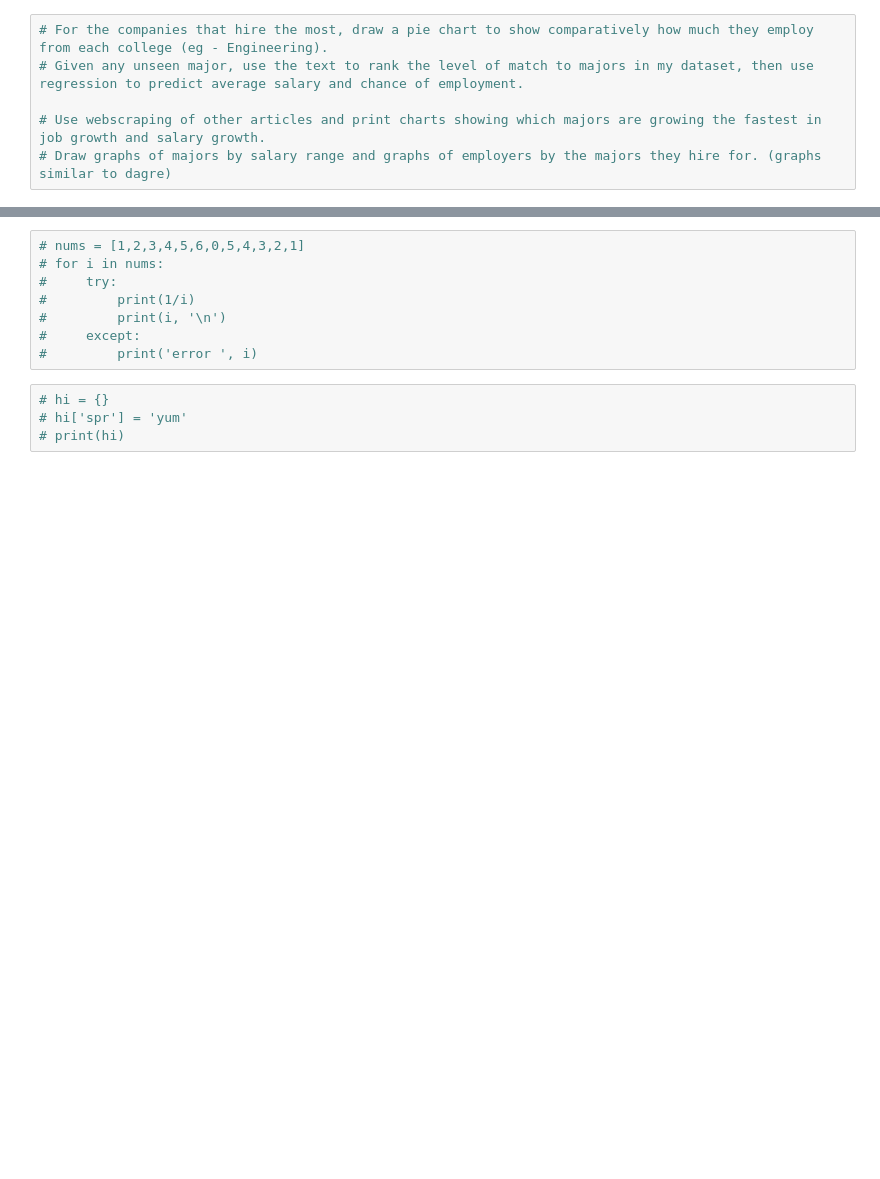
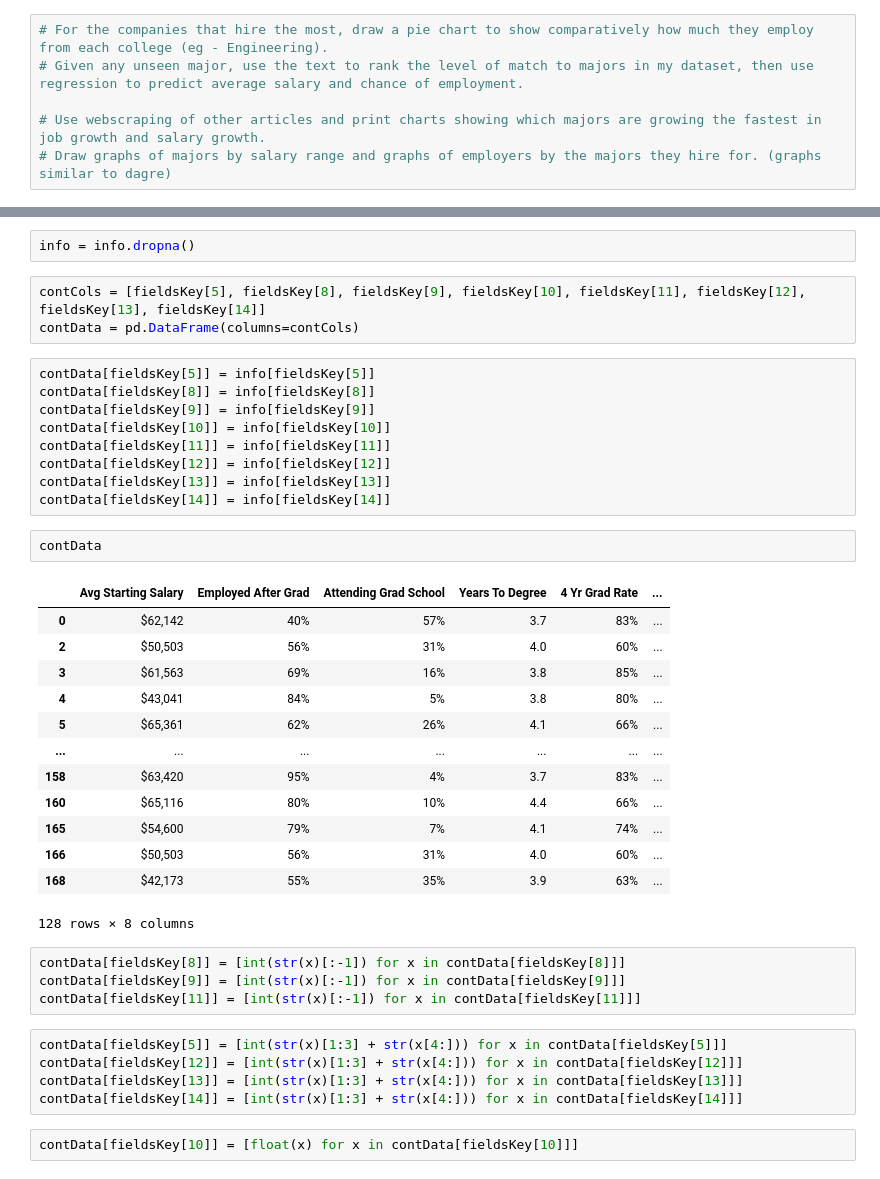
Before and after one commit to YashSukhwani/UIUC-Majors-Analysis, a Jupyter notebook: Job Info.ipynb, the cells around one changed output, grey strips where cells are left out. Drawn from its saved outputs; the diff is of its cells as text; blank space fills up the shorter version.

```diff
--- a/Job Info.ipynb
+++ b/Job Info.ipynb
@@ -341,12 +136,41 @@ info[0:8]
-# %%
-# nums = [1,2,3,4,5,6,0,5,4,3,2,1]
-# for i in nums:
-#     try:
-#         print(1/i)
-#         print(i, '\n')
-#     except:
-#         print('error ', i)
-# %%
-# hi = {}
-# hi['spr'] = 'yum'
-# print(hi)
+# %%
+info = info.dropna()
+# %%
+contCols = [fieldsKey[5], fieldsKey[8], fieldsKey[9], fieldsKey[10], fieldsKey[11], fieldsKey[12], fieldsKey[13], fieldsKey[14]]
+contData = pd.DataFrame(columns=contCols)
+# %%
+contData[fieldsKey[5]] = info[fieldsKey[5]]
+contData[fieldsKey[8]] = info[fieldsKey[8]]
+contData[fieldsKey[9]] = info[fieldsKey[9]]
+contData[fieldsKey[10]] = info[fieldsKey[10]]
+contData[fieldsKey[11]] = info[fieldsKey[11]]
+contData[fieldsKey[12]] = info[fieldsKey[12]]
+contData[fieldsKey[13]] = info[fieldsKey[13]]
+contData[fieldsKey[14]] = info[fieldsKey[14]]
+# %%
+contData
+# %% [output]
+|  | Avg Starting Salary | Employed After Grad | Attending Grad School | Years To Degree | 4 Yr Grad Rate | ... |
+| 0 | $62,142 | 40% | 57% | 3.7 | 83% | ... |
+| 2 | $50,503 | 56% | 31% | 4.0 | 60% | ... |
+| 3 | $61,563 | 69% | 16% | 3.8 | 85% | ... |
+| 4 | $43,041 | 84% | 5% | 3.8 | 80% | ... |
+| 5 | $65,361 | 62% | 26% | 4.1 | 66% | ... |
+| ... | ... | ... | ... | ... | ... | ... |
+| 158 | $63,420 | 95% | 4% | 3.7 | 83% | ... |
+| 160 | $65,116 | 80% | 10% | 4.4 | 66% | ... |
+| 165 | $54,600 | 79% | 7% | 4.1 | 74% | ... |
+| 166 | $50,503 | 56% | 31% | 4.0 | 60% | ... |
+| 168 | $42,173 | 55% | 35% | 3.9 | 63% | ... |
+128 rows × 8 columns
+# %%
+contData[fieldsKey[8]] = [int(str(x)[:-1]) for x in contData[fieldsKey[8]]]
+contData[fieldsKey[9]] = [int(str(x)[:-1]) for x in contData[fieldsKey[9]]]
+contData[fieldsKey[11]] = [int(str(x)[:-1]) for x in contData[fieldsKey[11]]]
+# %%
+contData[fieldsKey[5]] = [int(str(x)[1:3] + str(x[4:])) for x in contData[fieldsKey[5]]]
+contData[fieldsKey[12]] = [int(str(x)[1:3] + str(x[4:])) for x in contData[fieldsKey[12]]]
+contData[fieldsKey[13]] = [int(str(x)[1:3] + str(x[4:])) for x in contData[fieldsKey[13]]]
+contData[fieldsKey[14]] = [int(str(x)[1:3] + str(x[4:])) for x in contData[fieldsKey[14]]]
+# %%
+contData[fieldsKey[10]] = [float(x) for x in contData[fieldsKey[10]]]
```
Also changed, not shown: parts of 22 cells of this notebook.
